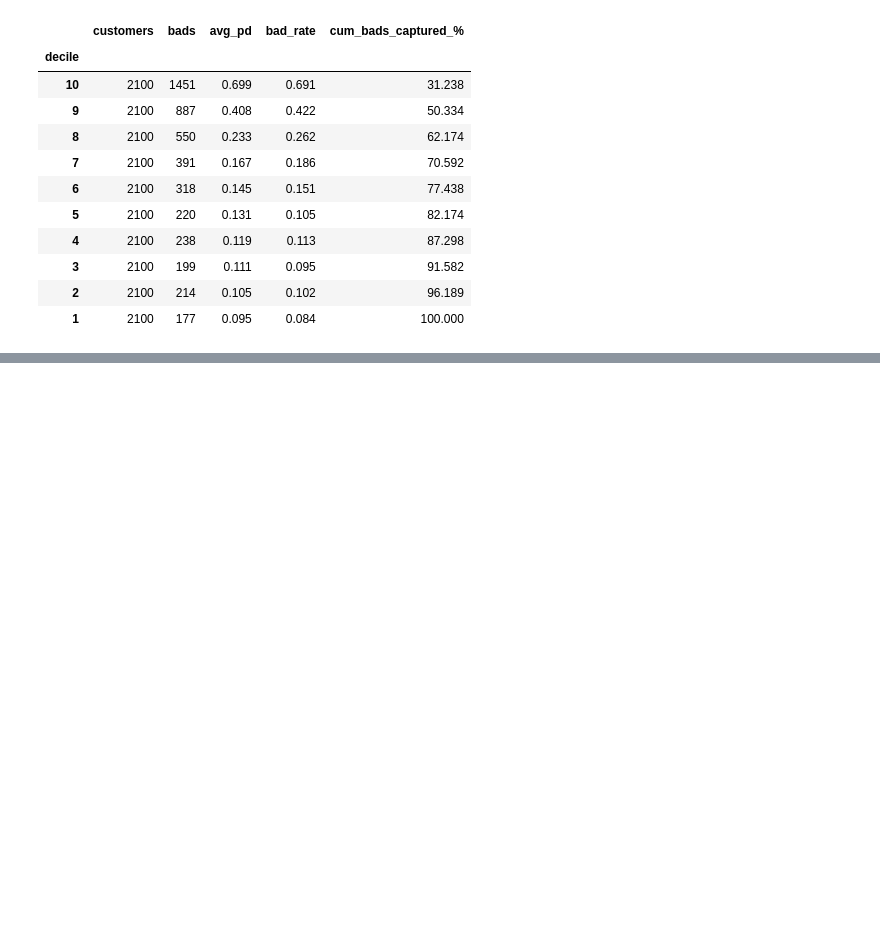
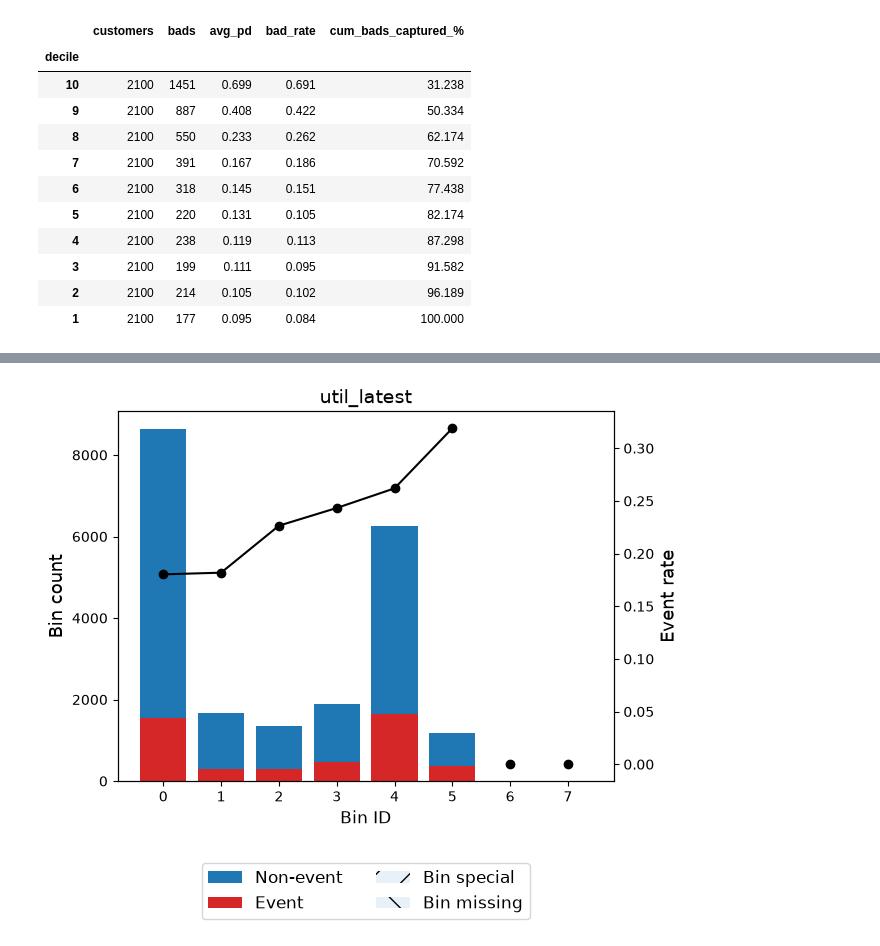
Before and after one commit to VaidehiKushwaha/credit-risk-scorecard-profit-optimization, a Jupyter notebook: notebooks/03_scorecard_and_ml_models.ipynb, the cells around one changed output, grey strips where cells are left out. Cells and saved outputs as stored; diff of their text form; code cells hidden in the pictures; blank space fills up the shorter version.

Commit message:
Step 6: WOE binning, IV screening, logistic scorecard, points table

```diff
--- a/notebooks/03_scorecard_and_ml_models.ipynb
+++ b/notebooks/03_scorecard_and_ml_models.ipynb
@@ -220,0 +242,4 @@ results_log.to_csv("../reports/model_results_log.csv", index=False)
+# %%
+#Create the candidate variable list: decide which variables are eligible for the scorecard
+candidates = [c for c in X_train.columns if c != "age"]
+print(len(candidates), "candidate features")
@@ -220,0 +248,29 @@ results_log.to_csv("../reports/model_results_log.csv", index=False)
+# %%
+#expected direction for each feature. Use it to force monotonic trends where business logic is firm, and leave the rest as auto
+risk_up   = ["delay_latest","n_late_months","n_late_last3","max_delay","avg_delay",
+             "delay_trend","ever_late","util_latest","util_avg","util_max","util_avg_last3",
+             "n_over_limit","n_paid_zero_with_bill","late_and_high_util"]
+risk_down = ["months_since_late","pay_ratio_latest","pay_ratio_avg","pay_ratio_last3",
+             "total_paid_over_billed","log_limit","limit_bal"]
+trend = {**{c:"ascending" for c in risk_up}, **{c:"descending" for c in risk_down}}
+# everything else (including pay0_raw, which is non-monotonic) uses "auto"
+# %%
+#Bin every candidate variable
+def make_binner(name, trend_map=trend):
+    return OptimalBinning(name=name, dtype="numerical", solver="cp",
+                          monotonic_trend=trend_map.get(name, "auto"),
+                          min_bin_size=0.05,      # each bin holds at least 5% of customers
+                          max_n_bins=6)           # few bins keep the scorecard readable
+
+bins, summary = {}, []
+for c in candidates:
+    ob = make_binner(c)
+    ob.fit(X_train[c].values, y_train.values)    # NaN is handled automatically as its own bin
+    bins[c] = ob
+    tbl = ob.binning_table.build()
+    summary.append({"feature": c, "status": ob.status,
+                    "n_bins": len(ob.splits) + 1,
+                    "IV": tbl.loc["Totals", "IV"],
+                    "missing_%": 100 * X_train[c].isna().mean()})
+iv_table = pd.DataFrame(summary).set_index("feature").sort_values("IV", ascending=False)
+iv_table.round(4)
@@ -220,0 +363,7 @@ results_log.to_csv("../reports/model_results_log.csv", index=False)
+# %%
+#Review the bins
+c = "util_latest"
+bins[c].binning_table.build()
+bins[c].binning_table.plot(metric="event_rate")
+# %% [output]
+[figure, added]
```
Also changed, not shown: parts of 59 cells of this notebook, 4 other files.
